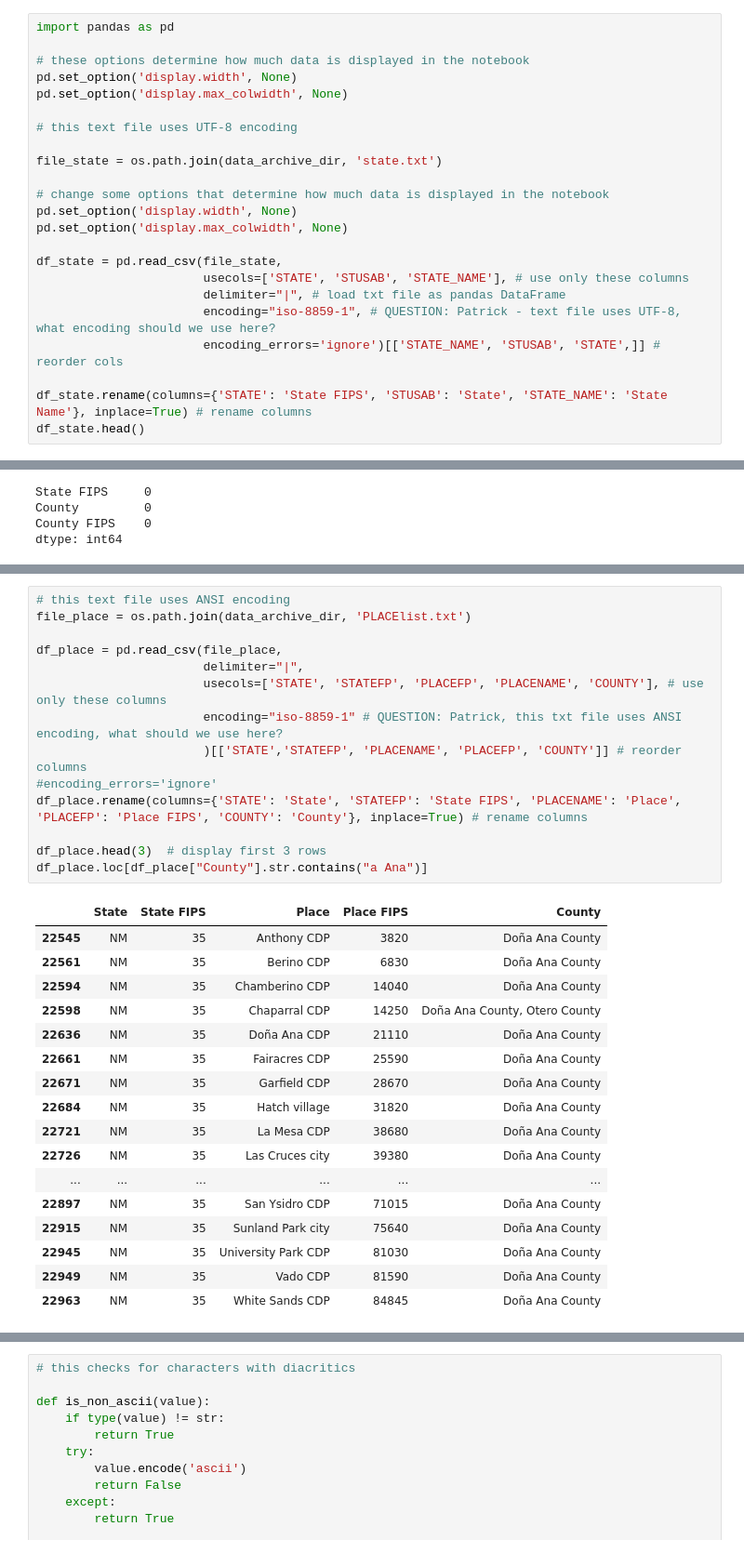
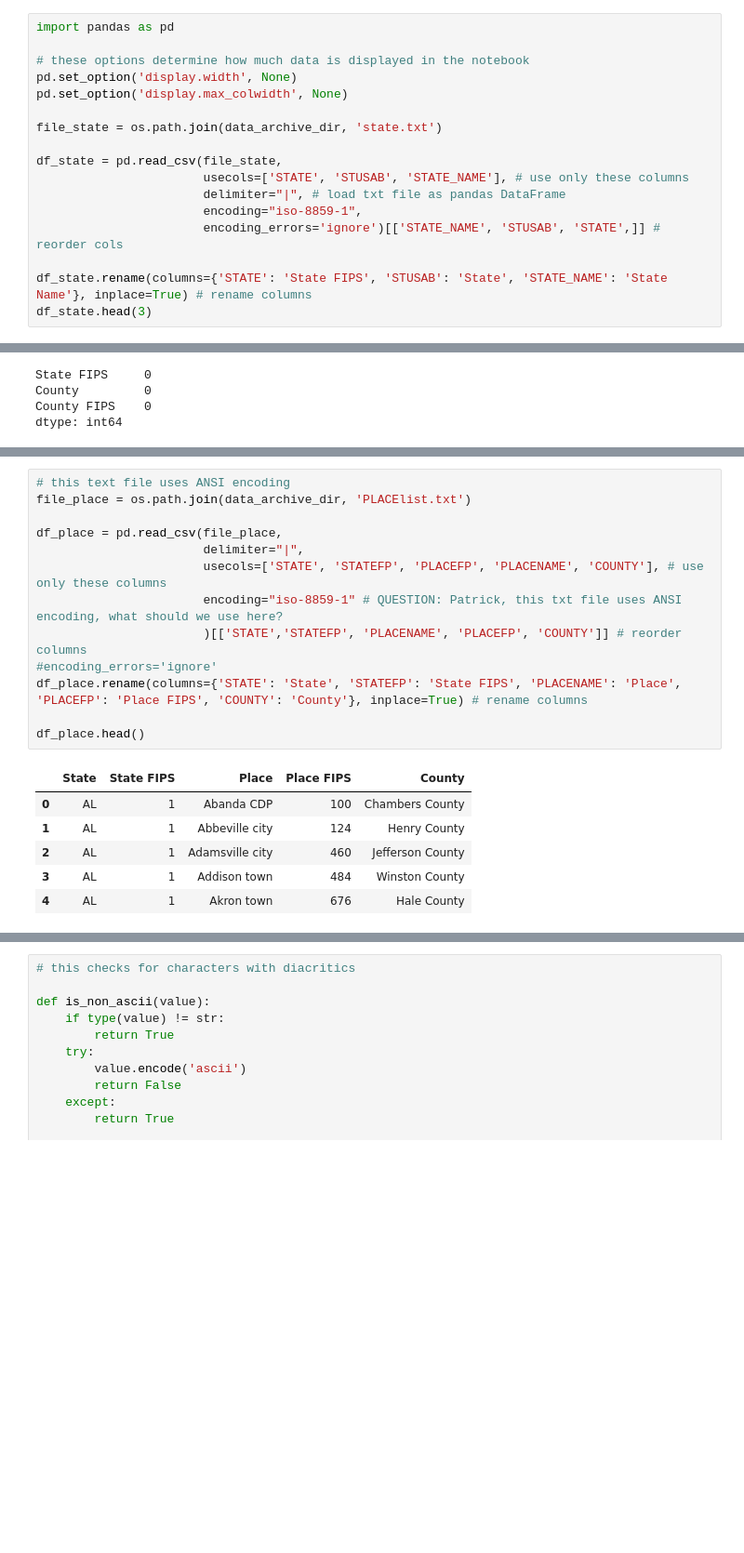
Before and after one commit to flanasonic/visualizing_population_density, a Jupyter notebook: notebooks/02_Census.ipynb, the cells around one changed output, grey strips where cells are left out. Shown at 93% size. Cells and saved outputs as stored; diff of their text form; blank space fills up the shorter version.

```diff
--- a/notebooks/02_Census.ipynb
+++ b/notebooks/02_Census.ipynb
@@ -70,22 +61,16 @@ import pandas as pd
 pd.set_option('display.width', None)
 pd.set_option('display.max_colwidth', None)
 
-# this text file uses UTF-8 encoding
-
 file_state = os.path.join(data_archive_dir, 'state.txt')
-
-# change some options that determine how much data is displayed in the notebook
-pd.set_option('display.width', None)
-pd.set_option('display.max_colwidth', None)
 
 df_state = pd.read_csv(file_state,
                        usecols=['STATE', 'STUSAB', 'STATE_NAME'], # use only these columns
                        delimiter="|", # load txt file as pandas DataFrame
-                       encoding="iso-8859-1", # QUESTION: Patrick - text file uses UTF-8, what encoding should we use here?
+                       encoding="iso-8859-1",
                        encoding_errors='ignore')[['STATE_NAME', 'STUSAB', 'STATE',]] # reorder cols
 
 df_state.rename(columns={'STATE': 'State FIPS', 'STUSAB': 'State', 'STATE_NAME': 'State Name'}, inplace=True) # rename columns
-df_state.head()
+df_state.head(3)
 # %% [output]
 |  | State Name | State | State FIPS |
 | 0 | Alabama | AL | 1 |
@@ -230,32 +276,20 @@ As per usual, we'll load our list as a DataFrame, rename and reorder columns, an
 # %%
 # this text file uses ANSI encoding
 file_place = os.path.join(data_archive_dir, 'PLACElist.txt')
 
 df_place = pd.read_csv(file_place,
                        delimiter="|",
                        usecols=['STATE', 'STATEFP', 'PLACEFP', 'PLACENAME', 'COUNTY'], # use only these columns
                        encoding="iso-8859-1" # QUESTION: Patrick, this txt file uses ANSI encoding, what should we use here?
                        )[['STATE','STATEFP', 'PLACENAME', 'PLACEFP', 'COUNTY']] # reorder columns
 #encoding_errors='ignore'
 df_place.rename(columns={'STATE': 'State', 'STATEFP': 'State FIPS', 'PLACENAME': 'Place', 'PLACEFP': 'Place FIPS', 'COUNTY': 'County'}, inplace=True) # rename columns
 
-df_place.head(3)  # display first 3 rows
-df_place.loc[df_place["County"].str.contains("a Ana")]
+df_place.head()
 # %% [output]
 |  | State | State FIPS | Place | Place FIPS | County |
-| 22545 | NM | 35 | Anthony CDP | 3820 | Doña Ana County |
-| 22561 | NM | 35 | Berino CDP | 6830 | Doña Ana County |
-| 22594 | NM | 35 | Chamberino CDP | 14040 | Doña Ana County |
-| 22598 | NM | 35 | Chaparral CDP | 14250 | Doña Ana County, Otero County |
-| 22636 | NM | 35 | Doña Ana CDP | 21110 | Doña Ana County |
-| 22661 | NM | 35 | Fairacres CDP | 25590 | Doña Ana County |
-| 22671 | NM | 35 | Garfield CDP | 28670 | Doña Ana County |
-| 22684 | NM | 35 | Hatch village | 31820 | Doña Ana County |
-| 22721 | NM | 35 | La Mesa CDP | 38680 | Doña Ana County |
-| 22726 | NM | 35 | Las Cruces city | 39380 | Doña Ana County |
-| ... | ... | ... | ... | ... | ... |
-| 22897 | NM | 35 | San Ysidro CDP | 71015 | Doña Ana County |
-| 22915 | NM | 35 | Sunland Park city | 75640 | Doña Ana County |
-| 22945 | NM | 35 | University Park CDP | 81030 | Doña Ana County |
-| 22949 | NM | 35 | Vado CDP | 81590 | Doña Ana County |
-| 22963 | NM | 35 | White Sands CDP | 84845 | Doña Ana County |
+| 0 | AL | 1 | Abanda CDP | 100 | Chambers County |
+| 1 | AL | 1 | Abbeville city | 124 | Henry County |
+| 2 | AL | 1 | Adamsville city | 460 | Jefferson County |
+| 3 | AL | 1 | Addison town | 484 | Winston County |
+| 4 | AL | 1 | Akron town | 676 | Hale County |
```
Also changed, not shown: parts of 81 cells of this notebook, 17 other files.
